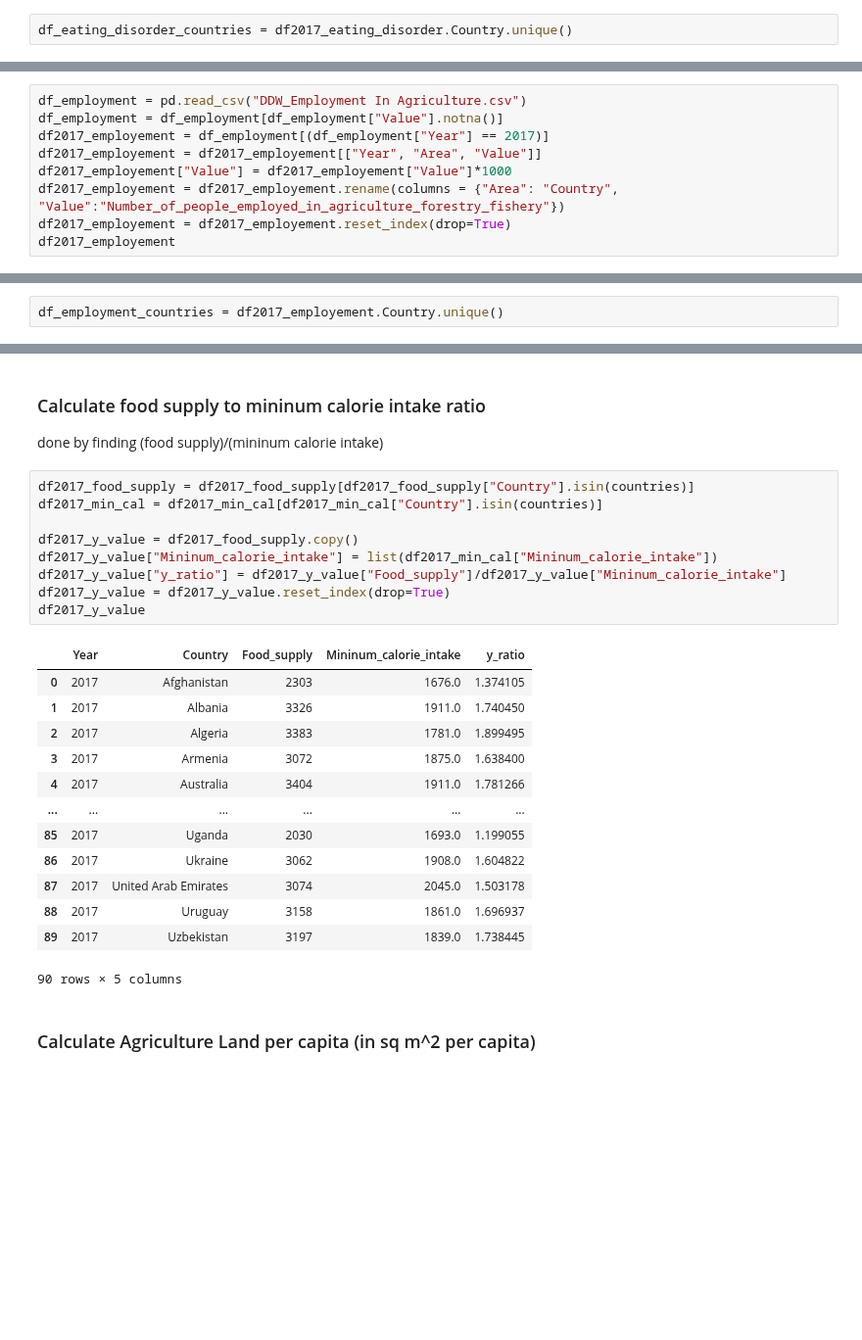
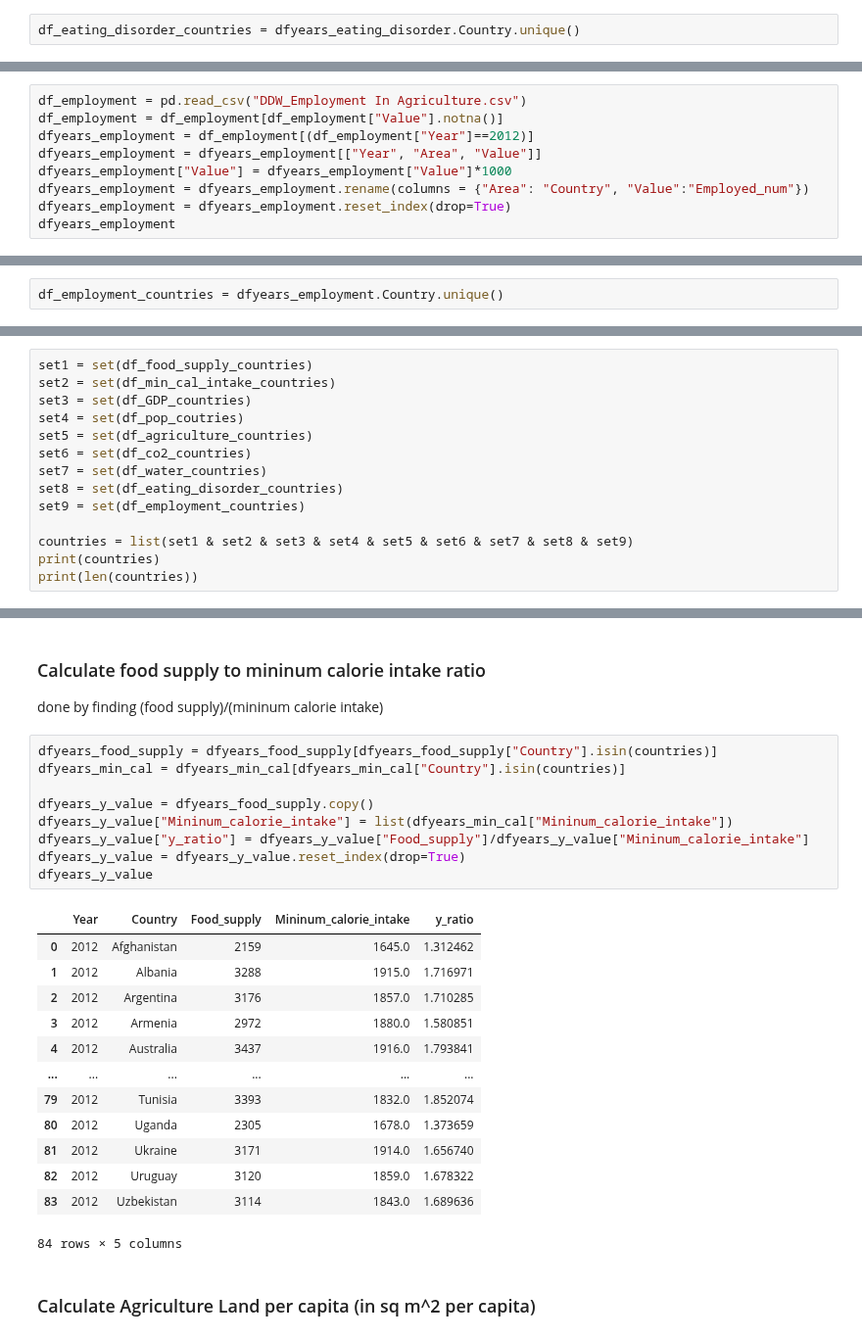
Before and after one commit to tanjoash/2D_data_driven_world, a Jupyter notebook: 2dwork/2D DDW.ipynb, the cells around one changed output, grey strips where cells are left out. Shown at 98% size. Drawn from its saved outputs; the diff is of its cells as text; blank space fills up the shorter version.

```diff
--- a/2dwork/2D DDW.ipynb
+++ b/2dwork/2D DDW.ipynb
@@ -256,16 +279,16 @@ df2017_eating_disorder
 # %% [markdown]
 #### Getting unique countries for eating disorder data
 # %%
-df_eating_disorder_countries = df2017_eating_disorder.Country.unique()
+df_eating_disorder_countries = dfyears_eating_disorder.Country.unique()
 # %% [markdown]
 ### Extract number of people employed in agriculture data for 2018
 # %%
 df_employment = pd.read_csv("DDW_Employment In Agriculture.csv")
 df_employment = df_employment[df_employment["Value"].notna()]
-df2017_employement = df_employment[(df_employment["Year"] == 2017)]
-df2017_employement = df2017_employement[["Year", "Area", "Value"]]
-df2017_employement["Value"] = df2017_employement["Value"]*1000
-df2017_employement = df2017_employement.rename(columns = {"Area": "Country", "Value":"Number_of_people_employed_in_agriculture_forestry_fishery"})
-df2017_employement = df2017_employement.reset_index(drop=True)
-df2017_employement
+dfyears_employment = df_employment[(df_employment["Year"]==2012)]
+dfyears_employment = dfyears_employment[["Year", "Area", "Value"]]
+dfyears_employment["Value"] = dfyears_employment["Value"]*1000
+dfyears_employment = dfyears_employment.rename(columns = {"Area": "Country", "Value":"Employed_num"})
+dfyears_employment = dfyears_employment.reset_index(drop=True)
+dfyears_employment
 # %% [output]
@@ -285,6 +308,6 @@ df2017_employement
 # %% [markdown]
 #### Getting unique countries for population employed
 # %%
-df_employment_countries = df2017_employement.Country.unique()
+df_employment_countries = dfyears_employment.Country.unique()
 # %% [markdown]
 ### Create list of common countries
@@ -300,0 +314,14 @@ Length of list 90
+# %%
+set1 = set(df_food_supply_countries)
+set2 = set(df_min_cal_intake_countries)
+set3 = set(df_GDP_countries)
+set4 = set(df_pop_coutries)
+set5 = set(df_agriculture_countries)
+set6 = set(df_co2_countries)
+set7 = set(df_water_countries)
+set8 = set(df_eating_disorder_countries)
+set9 = set(df_employment_countries)
+
+countries = list(set1 & set2 & set3 & set4 & set5 & set6 & set7 & set8 & set9)
+print(countries)
+print(len(countries))
@@ -304,27 +334,27 @@ Length of list 90
 ### Calculate food supply to mininum calorie intake ratio
 done by finding (food supply)/(mininum calorie intake)
 # %%
-df2017_food_supply = df2017_food_supply[df2017_food_supply["Country"].isin(countries)]
-df2017_min_cal = df2017_min_cal[df2017_min_cal["Country"].isin(countries)]
+dfyears_food_supply = dfyears_food_supply[dfyears_food_supply["Country"].isin(countries)]
+dfyears_min_cal = dfyears_min_cal[dfyears_min_cal["Country"].isin(countries)]
 
-df2017_y_value = df2017_food_supply.copy()
-df2017_y_value["Mininum_calorie_intake"] = list(df2017_min_cal["Mininum_calorie_intake"])
-df2017_y_value["y_ratio"] = df2017_y_value["Food_supply"]/df2017_y_value["Mininum_calorie_intake"]
-df2017_y_value = df2017_y_value.reset_index(drop=True)
-df2017_y_value
+dfyears_y_value = dfyears_food_supply.copy()
+dfyears_y_value["Mininum_calorie_intake"] = list(dfyears_min_cal["Mininum_calorie_intake"])
+dfyears_y_value["y_ratio"] = dfyears_y_value["Food_supply"]/dfyears_y_value["Mininum_calorie_intake"]
+dfyears_y_value = dfyears_y_value.reset_index(drop=True)
+dfyears_y_value
 # %% [output]
 |  | Year | Country | Food_supply | Mininum_calorie_intake | y_ratio |
-| 0 | 2017 | Afghanistan | 2303 | 1676.0 | 1.374105 |
-| 1 | 2017 | Albania | 3326 | 1911.0 | 1.740450 |
-| 2 | 2017 | Algeria | 3383 | 1781.0 | 1.899495 |
-| 3 | 2017 | Armenia | 3072 | 1875.0 | 1.638400 |
-| 4 | 2017 | Australia | 3404 | 1911.0 | 1.781266 |
+| 0 | 2012 | Afghanistan | 2159 | 1645.0 | 1.312462 |
+| 1 | 2012 | Albania | 3288 | 1915.0 | 1.716971 |
+| 2 | 2012 | Argentina | 3176 | 1857.0 | 1.710285 |
+| 3 | 2012 | Armenia | 2972 | 1880.0 | 1.580851 |
+| 4 | 2012 | Australia | 3437 | 1916.0 | 1.793841 |
 | ... | ... | ... | ... | ... | ... |
-| 85 | 2017 | Uganda | 2030 | 1693.0 | 1.199055 |
-| 86 | 2017 | Ukraine | 3062 | 1908.0 | 1.604822 |
-| 87 | 2017 | United Arab Emirates | 3074 | 2045.0 | 1.503178 |
-| 88 | 2017 | Uruguay | 3158 | 1861.0 | 1.696937 |
-| 89 | 2017 | Uzbekistan | 3197 | 1839.0 | 1.738445 |
+| 79 | 2012 | Tunisia | 3393 | 1832.0 | 1.852074 |
+| 80 | 2012 | Uganda | 2305 | 1678.0 | 1.373659 |
+| 81 | 2012 | Ukraine | 3171 | 1914.0 | 1.656740 |
+| 82 | 2012 | Uruguay | 3120 | 1859.0 | 1.678322 |
+| 83 | 2012 | Uzbekistan | 3114 | 1843.0 | 1.689636 |
-90 rows × 5 columns
+84 rows × 5 columns
 # %% [markdown]
 ### Calculate Agriculture Land per capita (in sq m^2 per capita)
```
Also changed, not shown: parts of 42 cells of this notebook, 7 other files.
